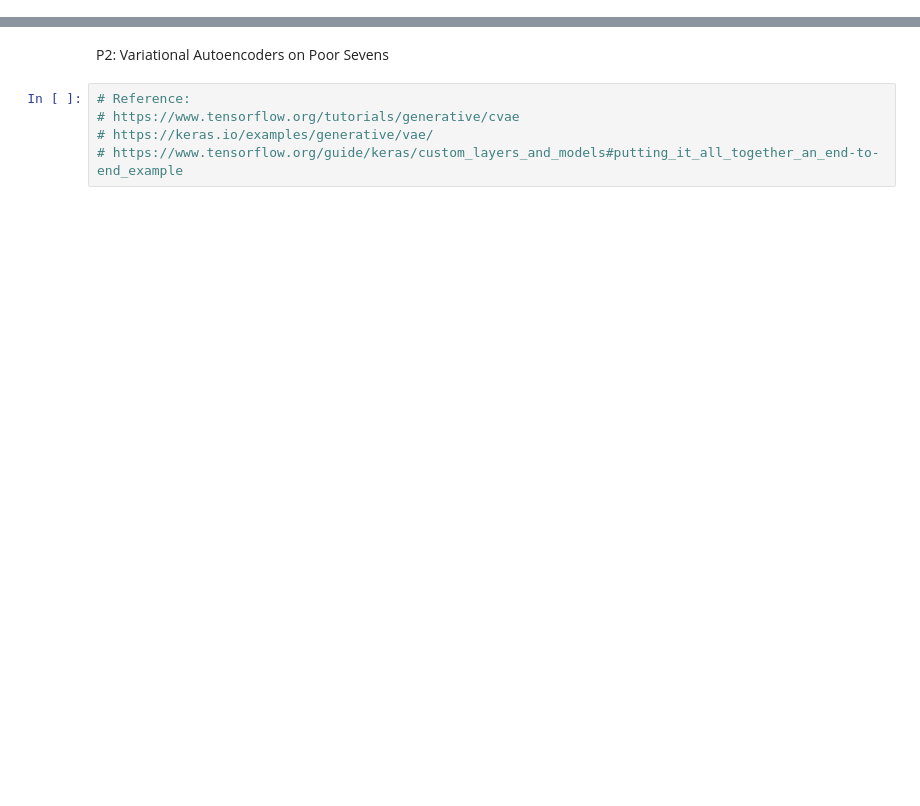
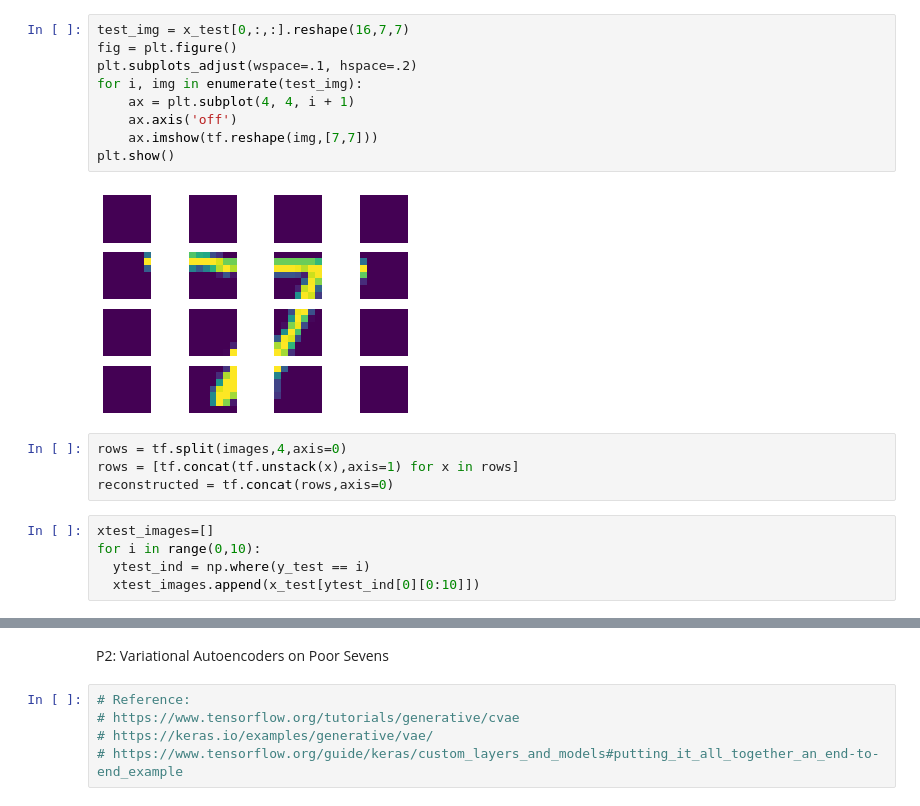
Before and after one commit to ram130849/Deep_Learning_Systems, a Jupyter notebook: TensorFlow/Ramki/E533_DLS_Assignment5.ipynb, the cells around one changed output, grey strips where cells are left out. Drawn from its saved outputs; the diff is of its cells as text; blank space fills up the shorter version.

```diff
--- a/TensorFlow/Ramki/E533_DLS_Assignment5.ipynb
+++ b/TensorFlow/Ramki/E533_DLS_Assignment5.ipynb
@@ -2,0 +169,20 @@
+# %%
+test_img = x_test[0,:,:].reshape(16,7,7)
+fig = plt.figure()
+plt.subplots_adjust(wspace=.1, hspace=.2)
+for i, img in enumerate(test_img):
+    ax = plt.subplot(4, 4, i + 1)
+    ax.axis('off')
+    ax.imshow(tf.reshape(img,[7,7]))
+plt.show()
+# %% [output]
+[figure, added]
+# %%
+rows = tf.split(images,4,axis=0)
+rows = [tf.concat(tf.unstack(x),axis=1) for x in rows]
+reconstructed = tf.concat(rows,axis=0)
+# %%
+xtest_images=[]
+for i in range(0,10):
+  ytest_ind = np.where(y_test == i)
+  xtest_images.append(x_test[ytest_ind[0][0:10]])
```
Also changed, not shown: parts of 39 cells of this notebook.
